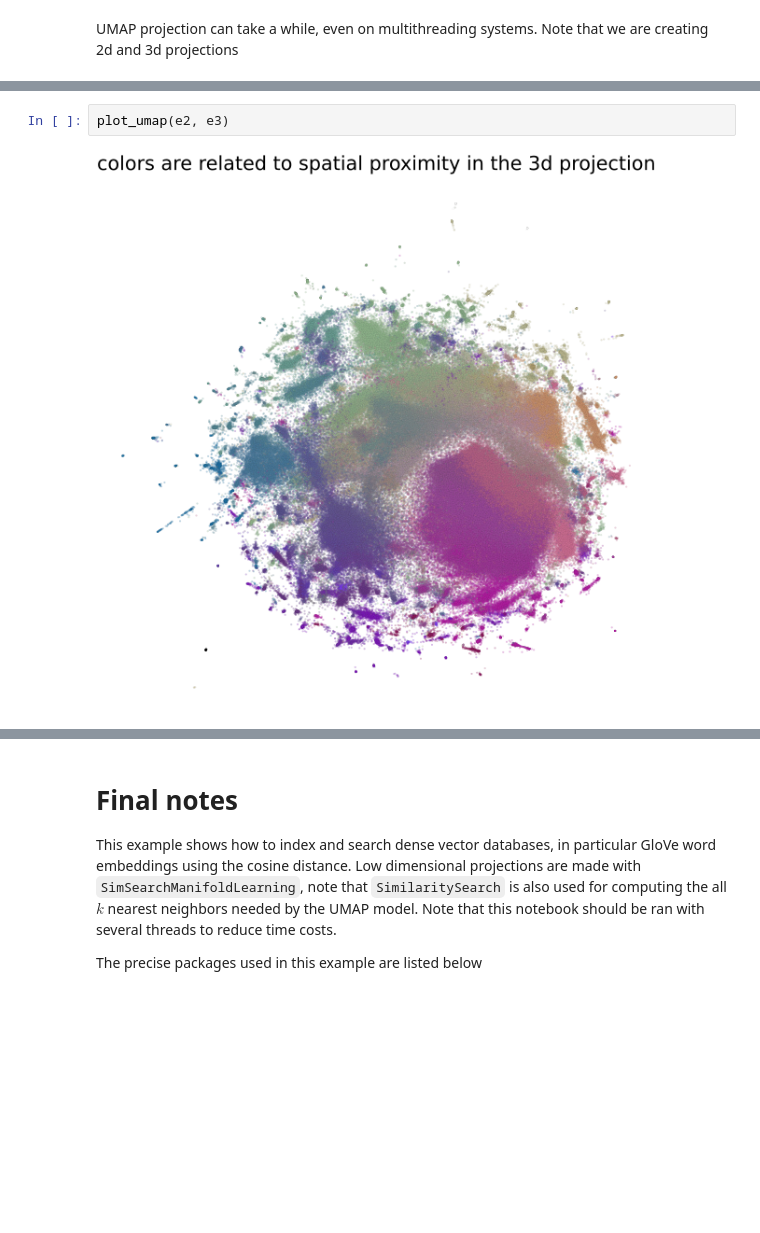
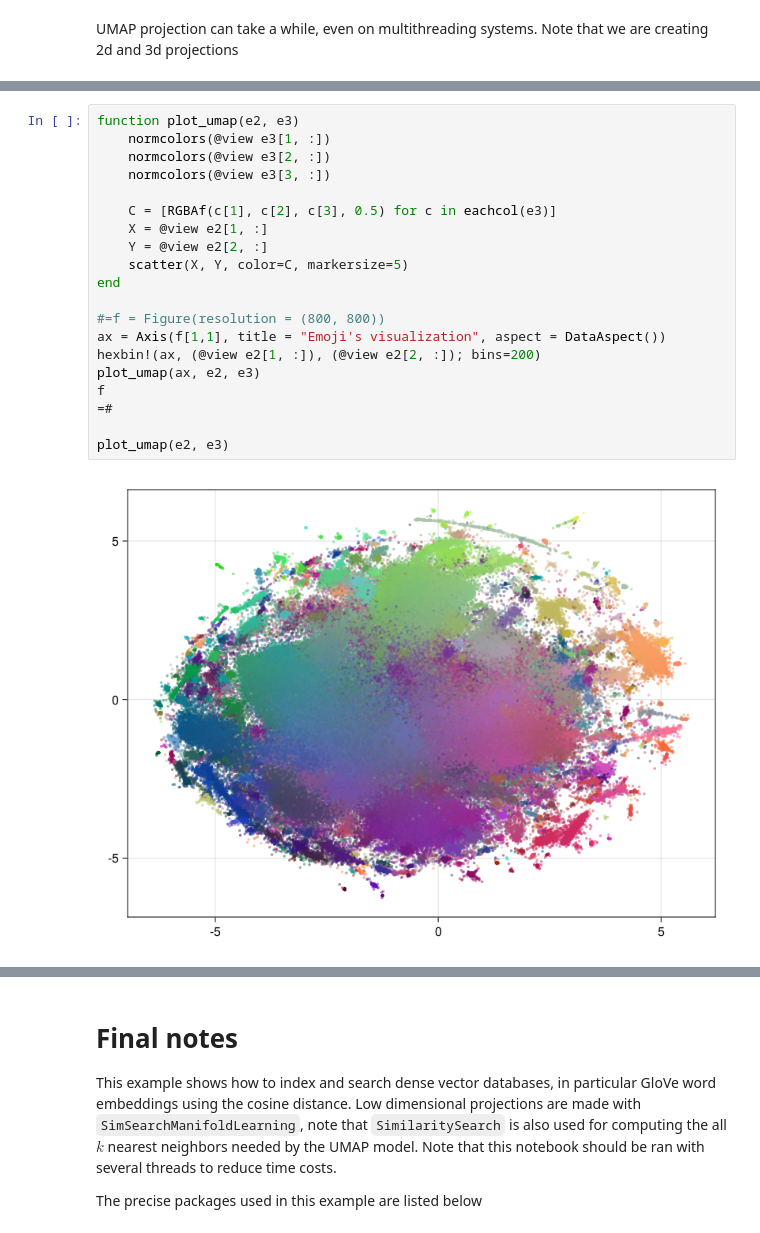
Before and after one commit to sadit/SimilaritySearchDemos, a Jupyter notebook: Glove/Glove.ipynb, the cells around one changed output, grey strips where cells are left out. Drawn from its saved outputs; the diff is of its cells as text; blank space fills up the shorter version.

```diff
--- a/Glove/Glove.ipynb
+++ b/Glove/Glove.ipynb
@@ -258,4 +271,22 @@ UMAP construction time cost report:
 # %%
+function plot_umap(e2, e3)
+    normcolors(@view e3[1, :])
+    normcolors(@view e3[2, :])
+    normcolors(@view e3[3, :])
+
+    C = [RGBAf(c[1], c[2], c[3], 0.5) for c in eachcol(e3)]
+    X = @view e2[1, :]
+    Y = @view e2[2, :]
+    scatter(X, Y, color=C, markersize=5)
+end
+
+#=f = Figure(resolution = (800, 800))
+ax = Axis(f[1,1], title = "Emoji's visualization", aspect = DataAspect())
+hexbin!(ax, (@view e2[1, :]), (@view e2[2, :]); bins=200)
+plot_umap(ax, e2, e3)
+f
+=#
+
 plot_umap(e2, e3)
 # %% [output]
-[figure, old version]
+[figure, new version]
```
Also changed, not shown: parts of 11 cells of this notebook, 1 other file.
